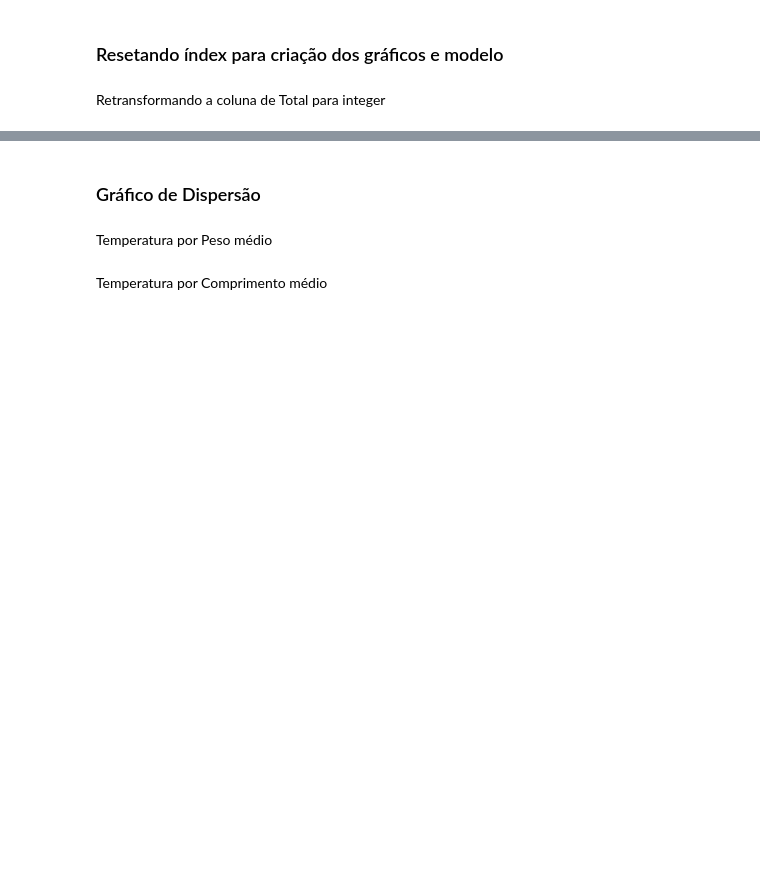
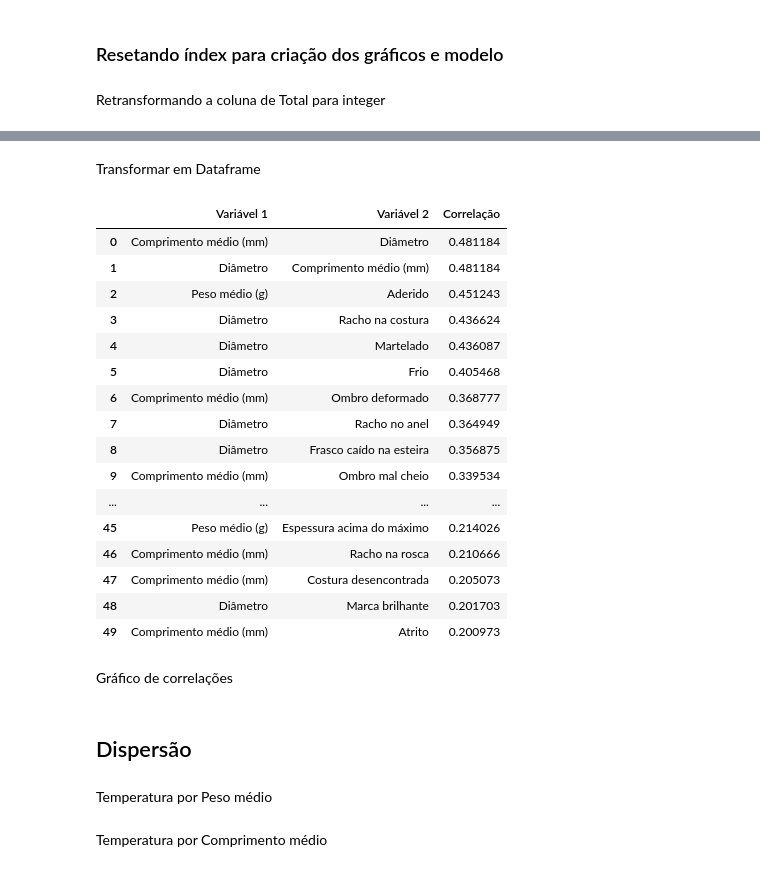
Before and after one commit to lucasz-g/Analise-Gotas, a Jupyter notebook: analises/analise_defeitos.ipynb, the cells around one changed output, grey strips where cells are left out. Drawn from its saved outputs; the diff is of its cells as text; code cells hidden in the pictures; blank space fills up the shorter version.

```diff
--- a/analises/analise_defeitos.ipynb
+++ b/analises/analise_defeitos.ipynb
@@ -750,0 +741,2 @@ df_defeitos_medidas_geral_reset
+# %%
+df_salvacao = pd.read_excel('../dados/df_salvacao.xlsx')
@@ -750,0 +745,2 @@ df_defeitos_medidas_geral_reset
+# %%
+df_salvacao.drop(columns='Ordem de prod', inplace=True)
@@ -782,0 +783,27 @@ fig.show()
+# %%
+variaveis_interesse = ['Temperatura (F°)', 'Peso médio (g)', 'Comprimento médio (mm)', 'Diâmetro']
+# %%
+# Calcular a matriz de correlação
+correlacao = df_salvacao.corr()
+
+# Filtrar as correlações para as variáveis de interesse
+correlacoes_interesse = correlacao[variaveis_interesse].unstack()
+
+# Remover autocorrelações
+correlacoes_interesse = correlacoes_interesse[
+    correlacoes_interesse.index.get_level_values(0) != correlacoes_interesse.index.get_level_values(1)
+]
+
+# Manter apenas as correlações relacionadas às variáveis de interesse
+correlacoes_interesse = correlacoes_interesse.loc[
+    correlacoes_interesse.index.get_level_values(0).isin(variaveis_interesse)
+]
+
+# Ordenar as correlações em ordem decrescente pelo valor absoluto
+correlacoes_interesse = correlacoes_interesse.abs().sort_values(ascending=False)
+
+# Selecionar as 50 maiores correlações
+top_50 = correlacoes_interesse.head(50)
+
+# Exibir as 50 maiores correlações sem duplicatas
+top_50
@@ -782,0 +828,27 @@ fig.show()
+# %% [markdown]
+Transformar em Dataframe
+# %%
+top_50_df = top_50.reset_index()
+top_50_df.columns = ['Variável 1', 'Variável 2', 'Correlação']
+
+top_50_df
+# %% [output]
+|  | Variável 1 | Variável 2 | Correlação |
+| 0 | Comprimento médio (mm) | Diâmetro | 0.481184 |
+| 1 | Diâmetro | Comprimento médio (mm) | 0.481184 |
+| 2 | Peso médio (g) | Aderido | 0.451243 |
+| 3 | Diâmetro | Racho na costura | 0.436624 |
+| 4 | Diâmetro | Martelado | 0.436087 |
+| 5 | Diâmetro | Frio | 0.405468 |
+| 6 | Comprimento médio (mm) | Ombro deformado | 0.368777 |
+| 7 | Diâmetro | Racho no anel | 0.364949 |
+| 8 | Diâmetro | Frasco caído na esteira | 0.356875 |
+| 9 | Comprimento médio (mm) | Ombro mal cheio | 0.339534 |
+| ... | ... | ... | ... |
+| 45 | Peso médio (g) | Espessura acima do máximo | 0.214026 |
+| 46 | Comprimento médio (mm) | Racho na rosca | 0.210666 |
+| 47 | Comprimento médio (mm) | Costura desencontrada | 0.205073 |
+| 48 | Diâmetro | Marca brilhante | 0.201703 |
+| 49 | Comprimento médio (mm) | Atrito | 0.200973 |
+# %% [markdown]
+Gráfico de correlações
@@ -783,5 +879,5 @@ fig.show()
 # %% [markdown]
-### Gráfico de Dispersão
+## Dispersão
 # %% [markdown]
 Temperatura por Peso médio
 # %%
```
Also changed, not shown: parts of 32 cells of this notebook, 5 other files.
